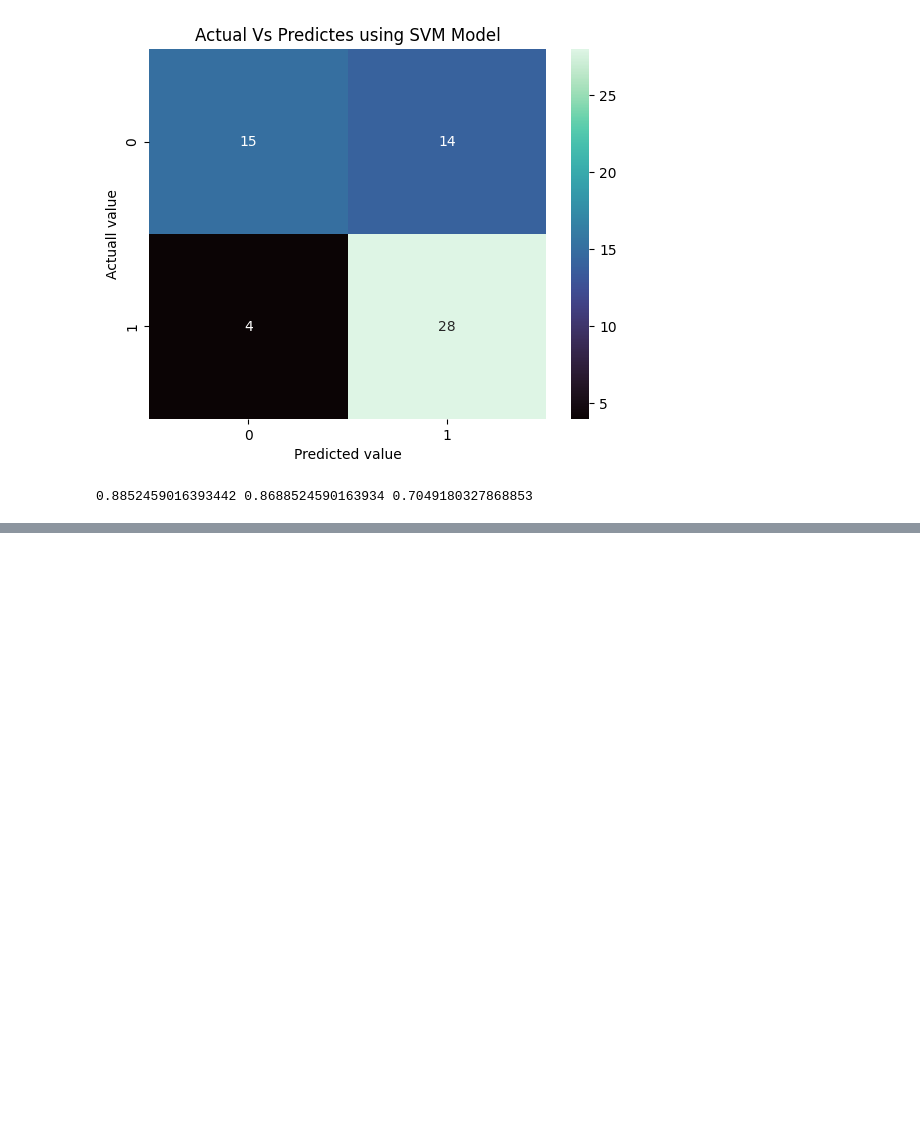
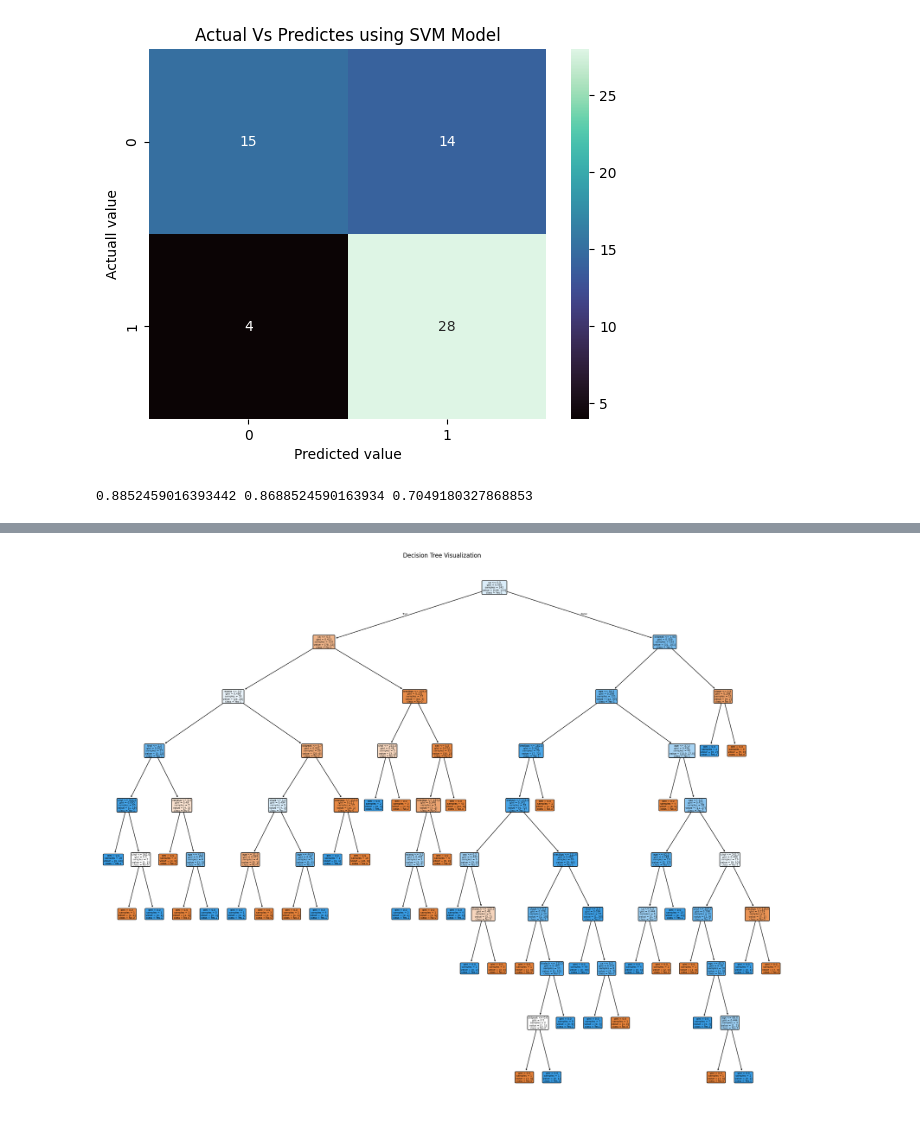
Before and after one commit to draj-codes/heart-disease, a Jupyter notebook: ml_model/heat disease.ipynb, the cells around one changed output, grey strips where cells are left out. Saved outputs shown, nothing was run; the diff lists cells and outputs as text; code cells hidden in the pictures; blank space fills up the shorter version.

```diff
--- a/ml_model/heat disease.ipynb
+++ b/ml_model/heat disease.ipynb
@@ -465,0 +532,13 @@ print(lr_score,nv_score,svc_score)
+# %%
+plt.figure(figsize=(25, 20)) # Adjust figure size for better readability
+plot_tree(model_dt,
+          feature_names=X.columns,
+          class_names=['No-0','Yes-1'],
+          filled=True, # Color nodes based on class
+          rounded=True, # Round node corners
+          fontsize=5) # Adjust font size
+
+plt.title("Decision Tree Visualization")
+plt.show() # Display the plot
+# %% [output]
+[figure, added]
```
Also changed, not shown: parts of 17 cells of this notebook.
